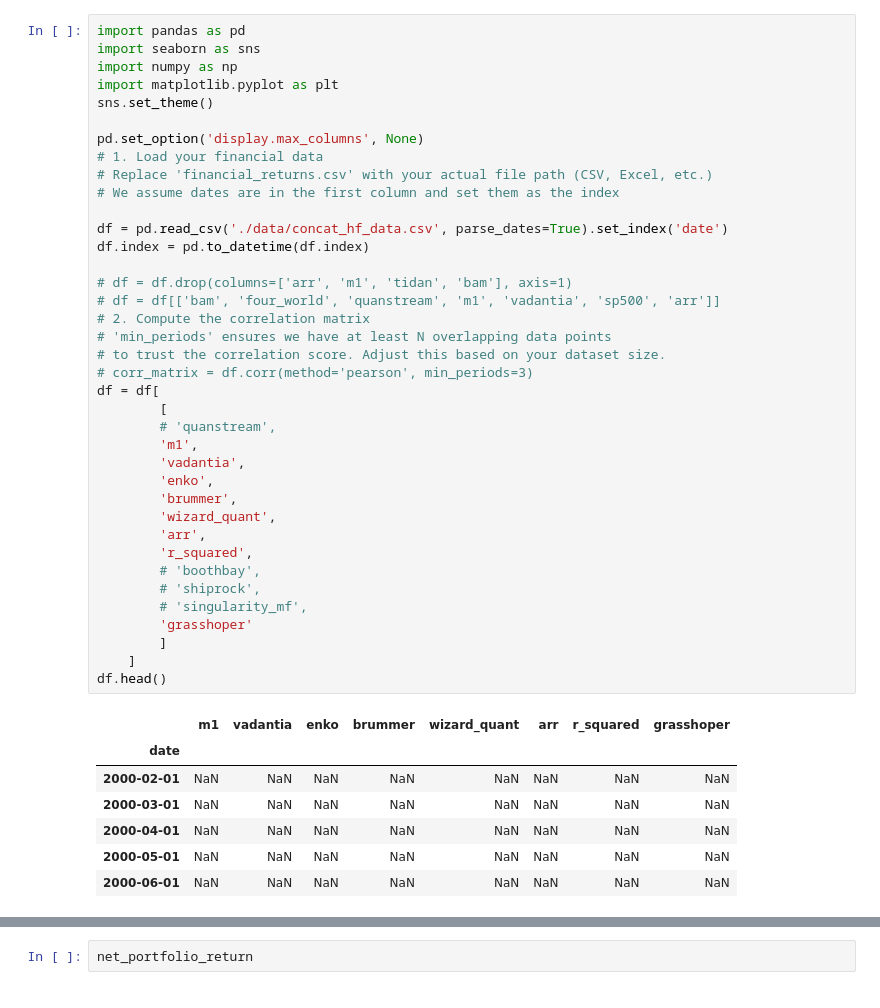
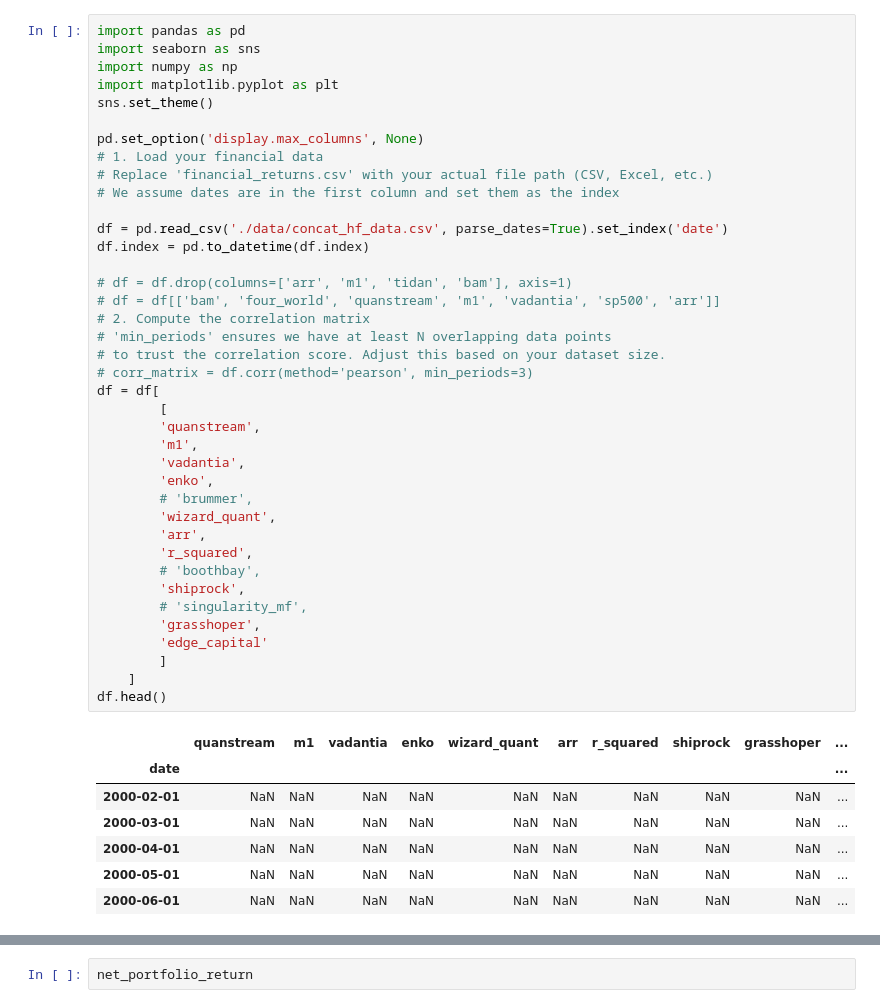
Before and after one commit to arthurdhonneur7/athenee_hf_portfolio, a Jupyter notebook: target_pflio.ipynb, the cells around one changed output, grey strips where cells are left out. Drawn from its saved outputs; the diff is of its cells as text.

```diff
--- a/target_pflio.ipynb
+++ b/target_pflio.ipynb
@@ -6,44 +6,45 @@ import matplotlib.pyplot as plt
 sns.set_theme()
 
 pd.set_option('display.max_columns', None)
 # 1. Load your financial data
 # Replace 'financial_returns.csv' with your actual file path (CSV, Excel, etc.)
 # We assume dates are in the first column and set them as the index
 
 df = pd.read_csv('./data/concat_hf_data.csv', parse_dates=True).set_index('date')
 df.index = pd.to_datetime(df.index)
 
 # df = df.drop(columns=['arr', 'm1', 'tidan', 'bam'], axis=1)
 # df = df[['bam', 'four_world', 'quanstream', 'm1', 'vadantia', 'sp500', 'arr']]
 # 2. Compute the correlation matrix
 # 'min_periods' ensures we have at least N overlapping data points
 # to trust the correlation score. Adjust this based on your dataset size.
 # corr_matrix = df.corr(method='pearson', min_periods=3)
 df = df[
         [
-        # 'quanstream',
+        'quanstream',
         'm1',
         'vadantia',
         'enko',
-        'brummer',
+        # 'brummer',
         'wizard_quant',
         'arr',
         'r_squared',
         # 'boothbay',
-        # 'shiprock',
+        'shiprock',
         # 'singularity_mf',
-        'grasshoper'
+        'grasshoper',
+        'edge_capital'
         ]
     ]
 df.head()
 # %% [output]
-|  | m1 | vadantia | enko | brummer | wizard_quant | arr | r_squared | grasshoper |
-| date |  |  |  |  |  |  |  |  |
-| 2000-02-01 | NaN | NaN | NaN | NaN | NaN | NaN | NaN | NaN |
-| 2000-03-01 | NaN | NaN | NaN | NaN | NaN | NaN | NaN | NaN |
-| 2000-04-01 | NaN | NaN | NaN | NaN | NaN | NaN | NaN | NaN |
-| 2000-05-01 | NaN | NaN | NaN | NaN | NaN | NaN | NaN | NaN |
-| 2000-06-01 | NaN | NaN | NaN | NaN | NaN | NaN | NaN | NaN |
+|  | quanstream | m1 | vadantia | enko | wizard_quant | arr | r_squared | shiprock | grasshoper | ... |
+| date |  |  |  |  |  |  |  |  |  | ... |
+| 2000-02-01 | NaN | NaN | NaN | NaN | NaN | NaN | NaN | NaN | NaN | ... |
+| 2000-03-01 | NaN | NaN | NaN | NaN | NaN | NaN | NaN | NaN | NaN | ... |
+| 2000-04-01 | NaN | NaN | NaN | NaN | NaN | NaN | NaN | NaN | NaN | ... |
+| 2000-05-01 | NaN | NaN | NaN | NaN | NaN | NaN | NaN | NaN | NaN | ... |
+| 2000-06-01 | NaN | NaN | NaN | NaN | NaN | NaN | NaN | NaN | NaN | ... |
 # %%
 df = df[df.index >= pd.to_datetime('2023-01-01')]
 
```
Also changed, not shown: parts of 5 cells of this notebook, 5 other files.
